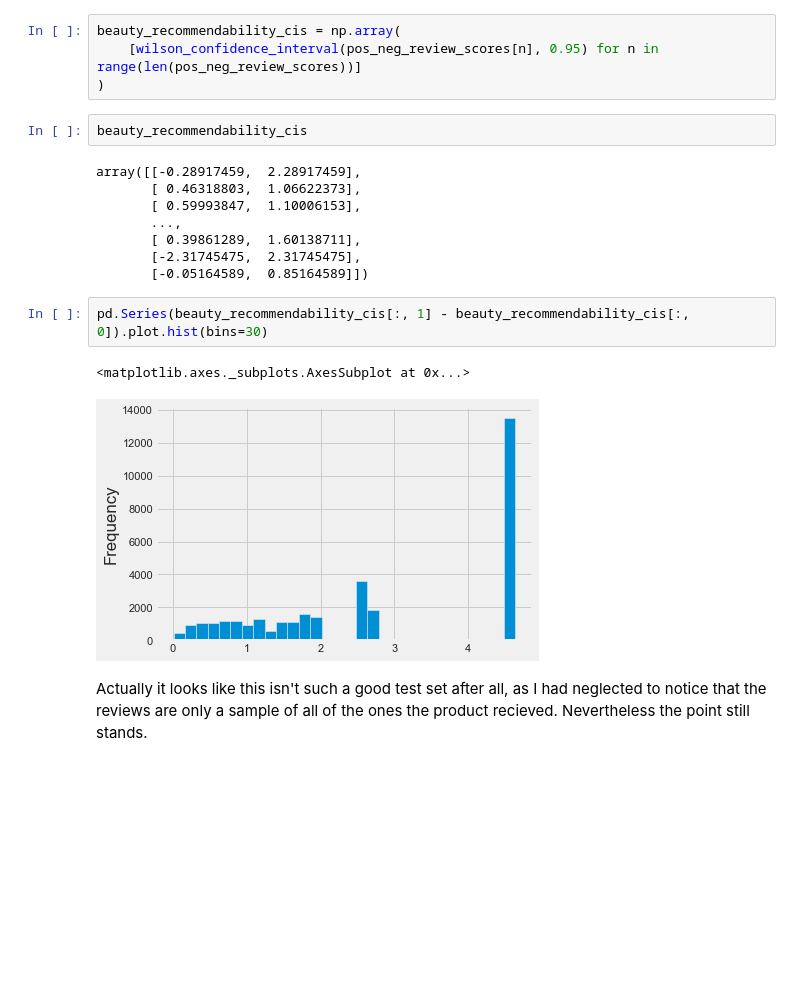
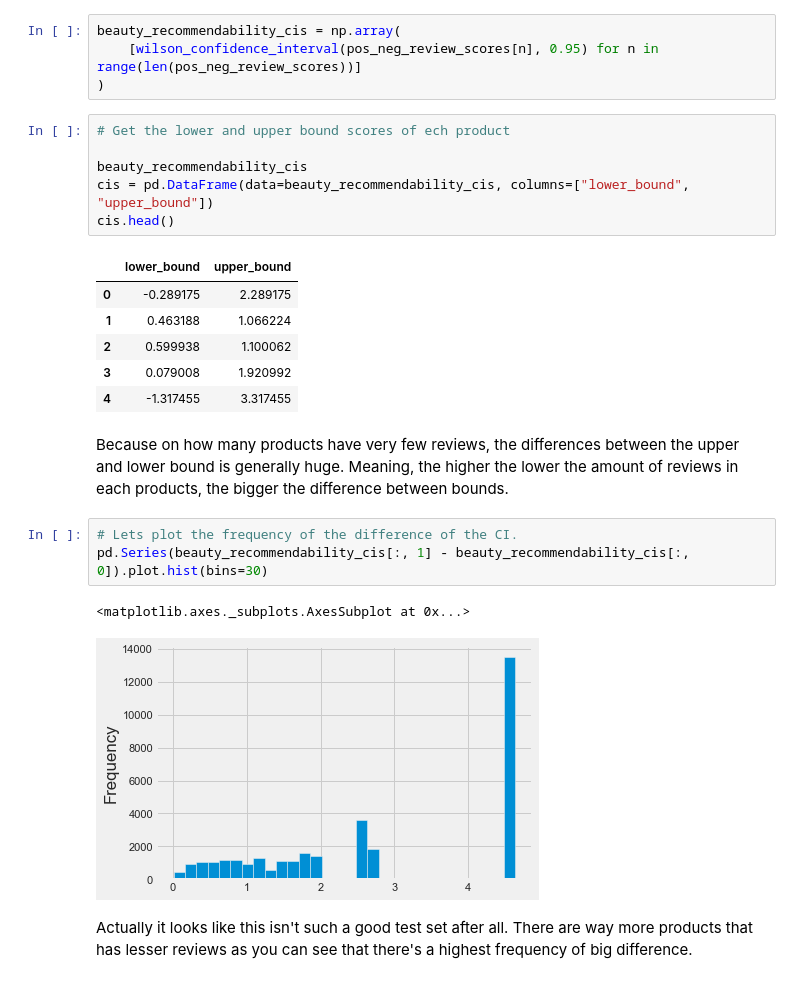
Before and after one commit to elizabeamedalla/Capstone-2-Recommendation-System, a Jupyter notebook: Statistical Inference.ipynb, the cells around one changed output. Saved outputs shown, nothing was run; the diff lists cells and outputs as text; blank space fills up the shorter version.

```diff
--- a/Statistical Inference.ipynb
+++ b/Statistical Inference.ipynb
@@ -111,20 +104,26 @@ Because of how many products have very few reviews, the differences between the
 beauty_recommendability_cis = np.array(
     [wilson_confidence_interval(pos_neg_review_scores[n], 0.95) for n in range(len(pos_neg_review_scores))]
 )
-# %%
-beauty_recommendability_cis
-# %% [output]
-array([[-0.28917459,  2.28917459],
-       [ 0.46318803,  1.06622373],
-       [ 0.59993847,  1.10006153],
-       ...,
-       [ 0.39861289,  1.60138711],
-       [-2.31745475,  2.31745475],
-       [-0.05164589,  0.85164589]])
+# %%
+# Get the lower and upper bound scores of ech product
+
+beauty_recommendability_cis
+cis = pd.DataFrame(data=beauty_recommendability_cis, columns=["lower_bound", "upper_bound"])
+cis.head()
+# %% [output]
+|  | lower_bound | upper_bound |
+| 0 | -0.289175 | 2.289175 |
+| 1 | 0.463188 | 1.066224 |
+| 2 | 0.599938 | 1.100062 |
+| 3 | 0.079008 | 1.920992 |
+| 4 | -1.317455 | 3.317455 |
+# %% [markdown]
+Because on how many products have very few reviews, the differences between the upper and lower bound is generally huge. Meaning, the higher the lower the amount of reviews in each products, the bigger the difference between bounds.
 # %%
+# Lets plot the frequency of the difference of the CI.
 pd.Series(beauty_recommendability_cis[:, 1] - beauty_recommendability_cis[:, 0]).plot.hist(bins=30)
 # %% [output]
 <matplotlib.axes._subplots.AxesSubplot at 0x...>
 [figure]
 # %% [markdown]
-Actually it looks like this isn't such a good test set after all, as I had neglected to notice that the reviews are only a sample of all of the ones the product recieved. Nevertheless the point still stands.
+Actually it looks like this isn't such a good test set after all. There are way more products that has lesser reviews as you can see that there's a highest frequency of big difference.
```
Also changed, not shown: parts of 5 cells of this notebook.
